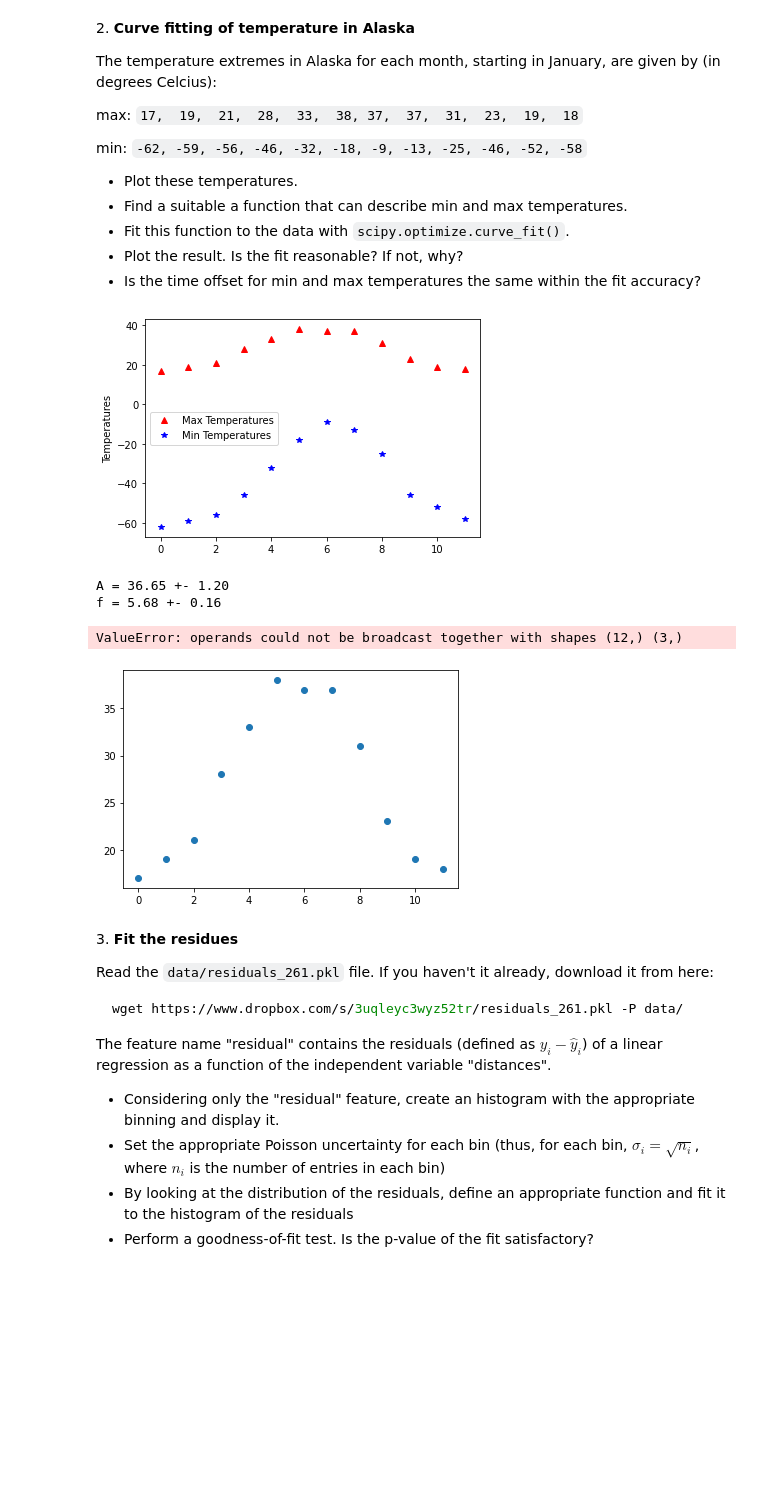
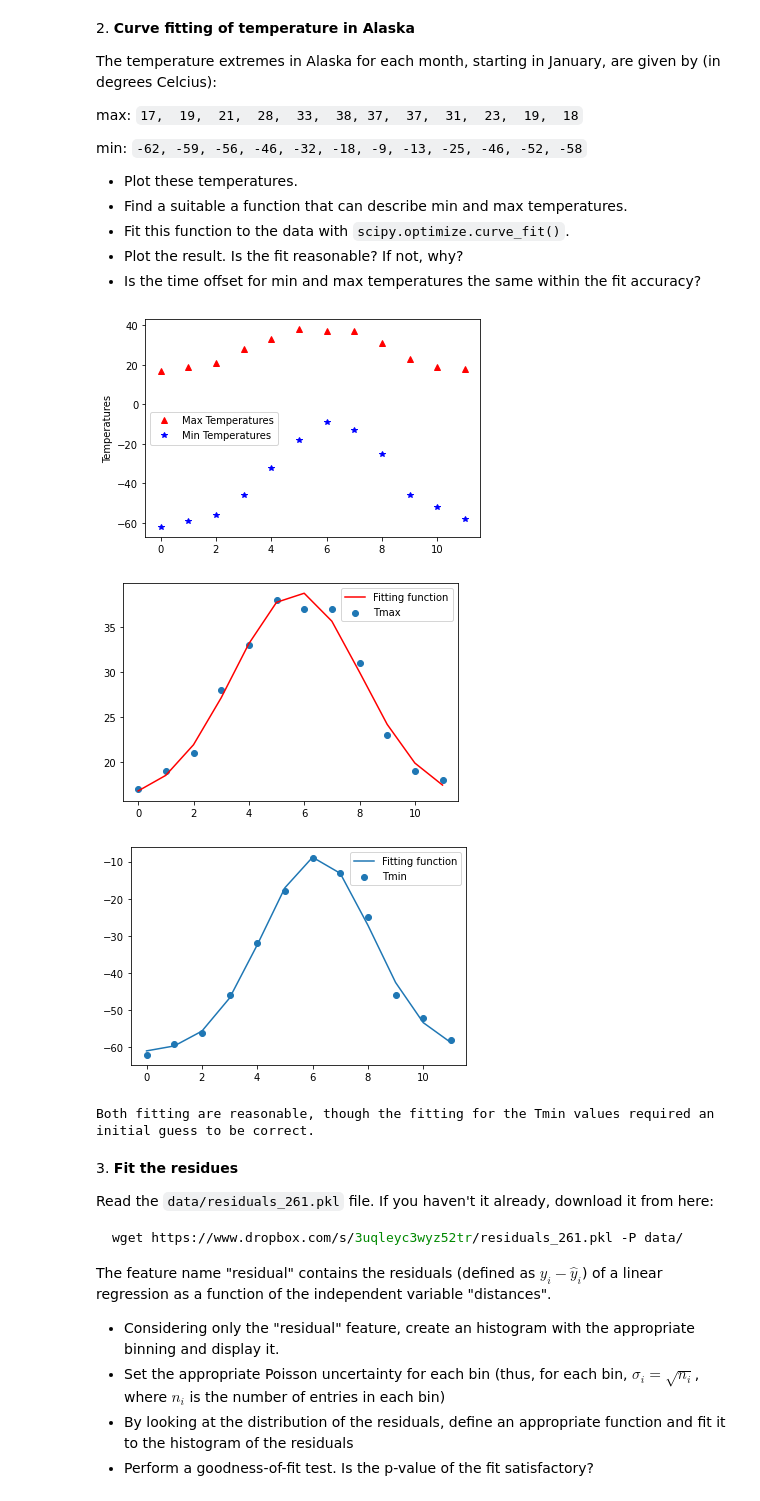
Before and after one commit to zucchett/HighLevelProgramming2021, a Jupyter notebook: 08ex_fitting.ipynb, the cells around one changed output. Drawn from its saved outputs; the diff is of its cells as text; code cells hidden in the pictures; blank space fills up the shorter version.

```diff
--- a/08ex_fitting.ipynb
+++ b/08ex_fitting.ipynb
@@ -65,45 +66,51 @@ Tmax = [17,  19,  21,  28,  33,  38, 37,  37,  31,  23,  19,  18]
 Tmin = [-62, -59, -56, -46, -32, -18, -9, -13, -25, -46, -52, -58]
 x = [i for i in range(len(Tmax))]
 
 #setting the plot
 plt.plot(x,Tmax, 'r^', label = 'Max Temperatures')
 plt.plot(x,Tmin,'b*', label= 'Min Temperatures')
 plt.ylabel("Temperatures")
 plt.legend()
 plt.show()
 
-def gauss_function(x, a, x0, sigma):
-    return a*np.exp(-(x-x0)**2/(2*sigma**2))
+def gauss_function(x,a, x0, sigma,d): #chosen function to fit data
+    return a*np.exp(-(x-x0)**2/(2*sigma**2)) + d
 
-popt,pcov = optimize.curve_fit(gauss_function, x, Tmax, full_output=False)
+popt1,pcov1 = optimize.curve_fit(gauss_function, x, Tmax, full_output=False)
+popt2,pcov2 = optimize.curve_fit(gauss_function, x, Tmin, p0 = [50, 6, 1, -60],full_output=False)
 
-print("A = %.2f +- %.2f" % (popt[0], np.sqrt(pcov[0,0])))
-print("f = %.2f +- %.2f" % (popt[1], np.sqrt(pcov[1,1])))
+plt.plot(x, gauss_function(x, *popt1), 'r-', label = 'Fitting function')
+plt.scatter(x, Tmax, label='Tmax')
+plt.legend()
+plt.show()
 
-plt.scatter(x, Tmax, label='Tmax')
-plt.plot(x, gauss_function(x, popt[1], popt , math.sqrt(pcov[1,1])), label='fitted function')
-plt.legend(loc='best')
+plt.plot(x, gauss_function(x, *popt2), label = 'Fitting function')
+plt.scatter(x, Tmin, label='Tmin')
+plt.legend()
+plt.show()
+
+print("Both fitting are reasonable, though the fitting for the Tmin values required an initial guess to be correct.")
+
 
 # from scipy.interpolate import interp1d
 # interp_time = np.linspace(0,11,100)
 # #finding and plotting the interpolation for both temperatures
 # cubic_interp_max = interp1d(x, Tmax, kind='cubic')
 # cubic_interp_min = interp1d(x, Tmin, kind='cubic')
 # cubic_results_max = cubic_interp_max(interp_time)
 # cubic_results_min = cubic_interp_min(interp_time)
 # plt.plot(interp_time, cubic_results_max , 'r-')
 # plt.plot(interp_time, cubic_results_min, 'b-')
 # plt.plot(x,Tmax, 'rs')
 # plt.plot(x,Tmin,'bs')
 # plt.ylabel("Interpolated temperatures")
 # plt.show()
 # plt.legend()
 # %% [output]
 [figure]
+[figure, new version]
+[figure, added]
-A = 36.65 +- 1.20
-f = 5.68 +- 0.16
+Both fitting are reasonable, though the fitting for the Tmin values required an initial guess to be correct.
-ValueError: operands could not be broadcast together with shapes (12,) (3,)
-[figure, old version]
 # %% [markdown]
 3\. **Fit the residues**
 
```
Also changed, not shown: parts of 4 cells of this notebook.
